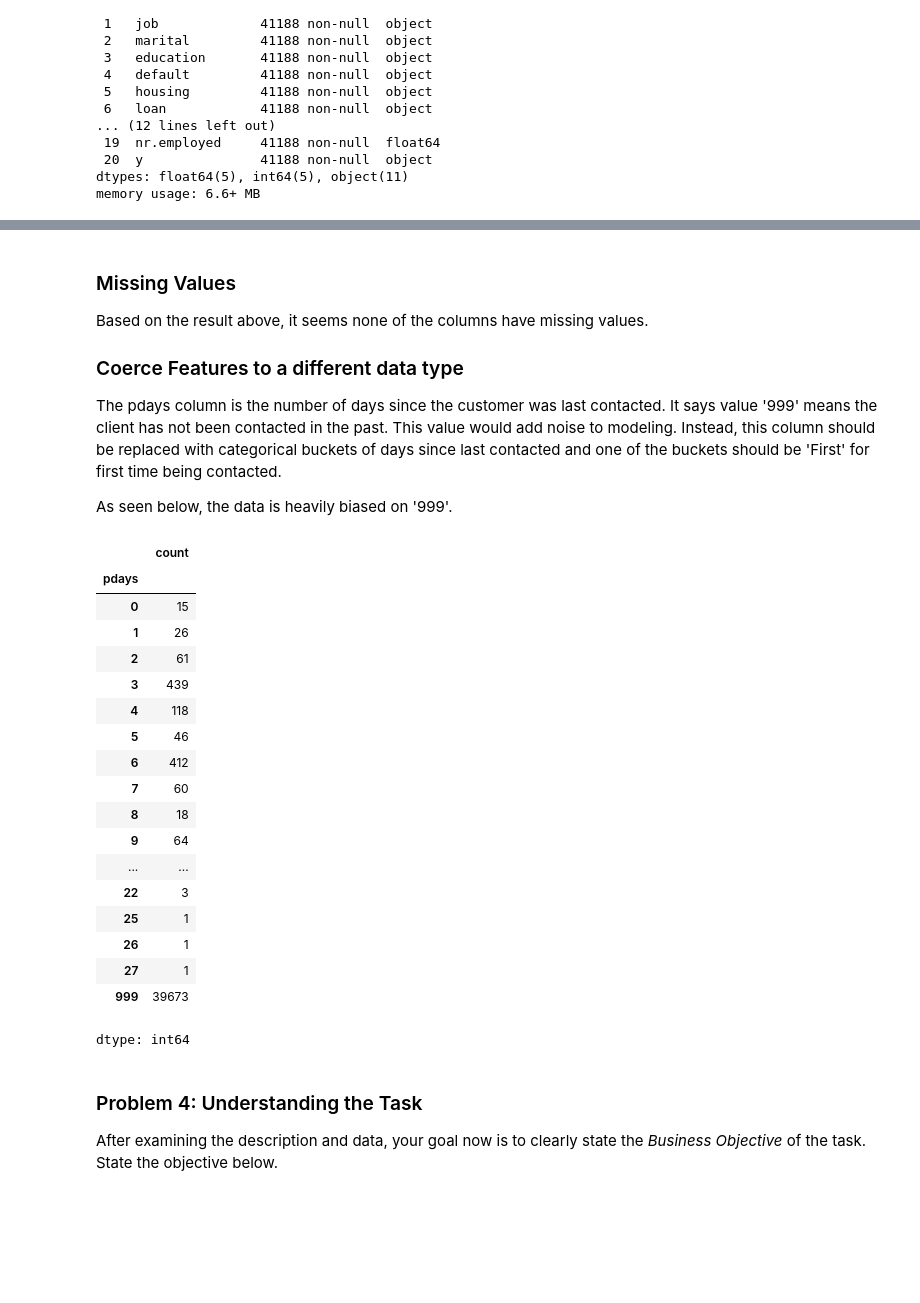
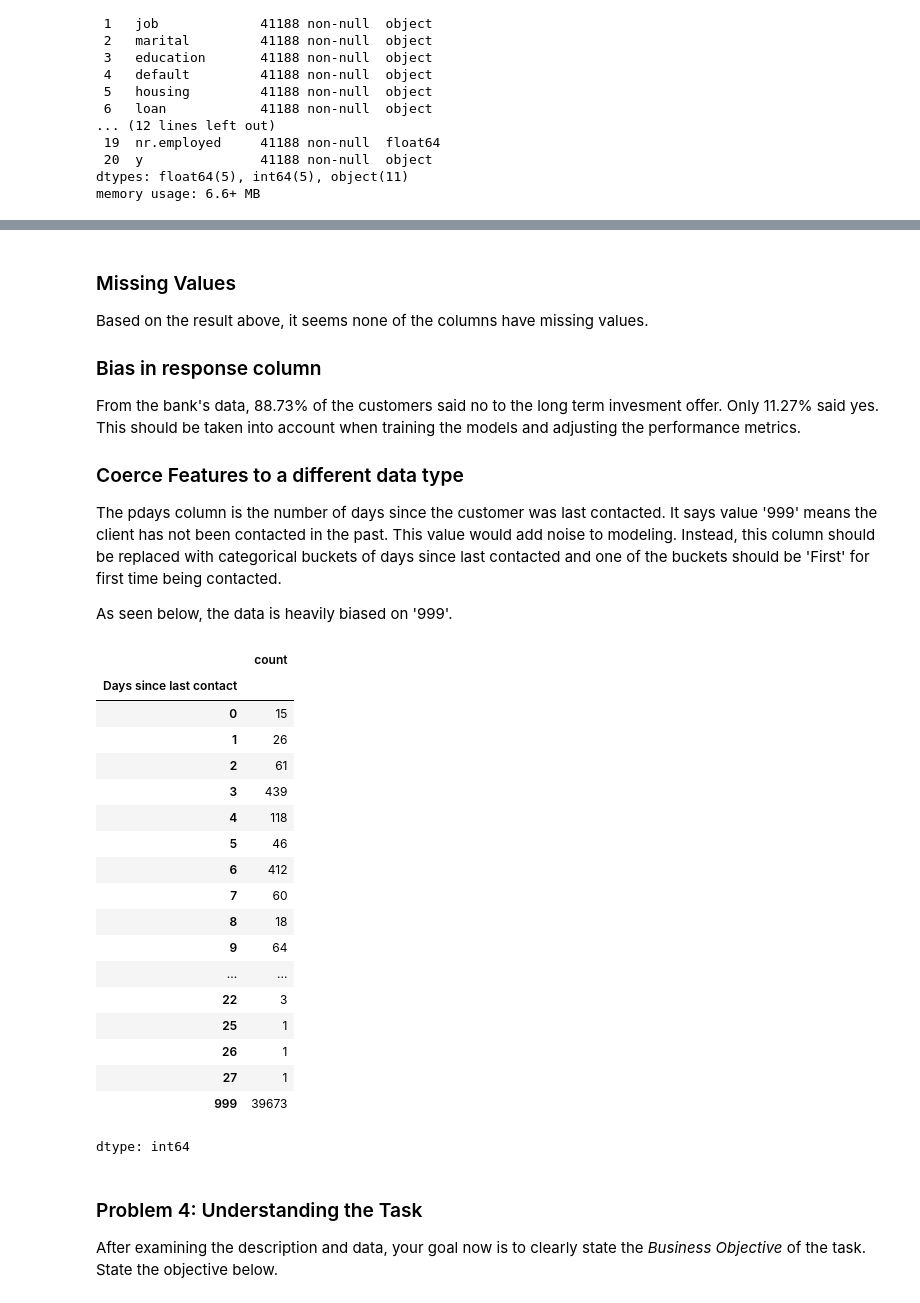
Before and after one commit to vegalopm/ml-assignment-mod17, a Jupyter notebook: prompt_III.ipynb, the cells around one changed output, grey strips where cells are left out. Drawn from its saved outputs; the diff is of its cells as text; code cells hidden in the pictures; blank space fills up the shorter version.

```diff
--- a/prompt_III.ipynb
+++ b/prompt_III.ipynb
@@ -102,6 +172,9 @@ memory usage: 6.6+ MB
 # %% [markdown]
 ### Missing Values
 Based on the result above, it seems none of the columns have missing values.
+
+### Bias in response column
+From the bank's data, 88.73% of the customers said no to the long term invesment offer. Only 11.27% said yes. This should be taken into account when training the models and adjusting the performance metrics.
 
 ### Coerce Features to a different data type
 The pdays column is the number of days since the customer was last contacted. It says value '999' means the client has not been contacted in the past. This value would add noise to modeling. Instead, this column should be replaced with categorical buckets of days since last contacted and one of the buckets should be 'First' for first time being contacted.
@@ -110,12 +183,12 @@ As seen below, the data is heavily biased on '999'.
 # %%
 # Output a table of value_counts of pdays to better understand
 # the distribution and decide on optimal buckets to analyze the data.
-pdays_counts = bank_campaings['pdays'].value_counts()
-pdays_counts.sort_index(inplace = True)
-pdays_counts
+readable_pdays = bank_campaings[['pdays']].copy()
+readable_pdays.rename(columns = {'pdays': 'Days since last contact'}, inplace = True)
+readable_pdays['Days since last contact'].value_counts().sort_index()
 # %% [output]
 |  | count |
-| pdays |  |
+| Days since last contact |  |
 | 0 | 15 |
 | 1 | 26 |
 | 2 | 61 |
```
Also changed, not shown: parts of 12 cells of this notebook.
